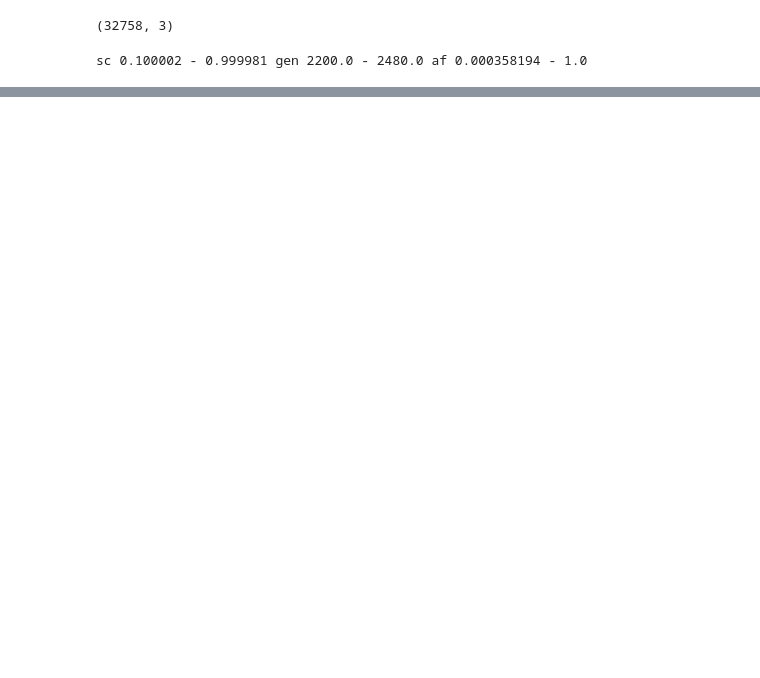
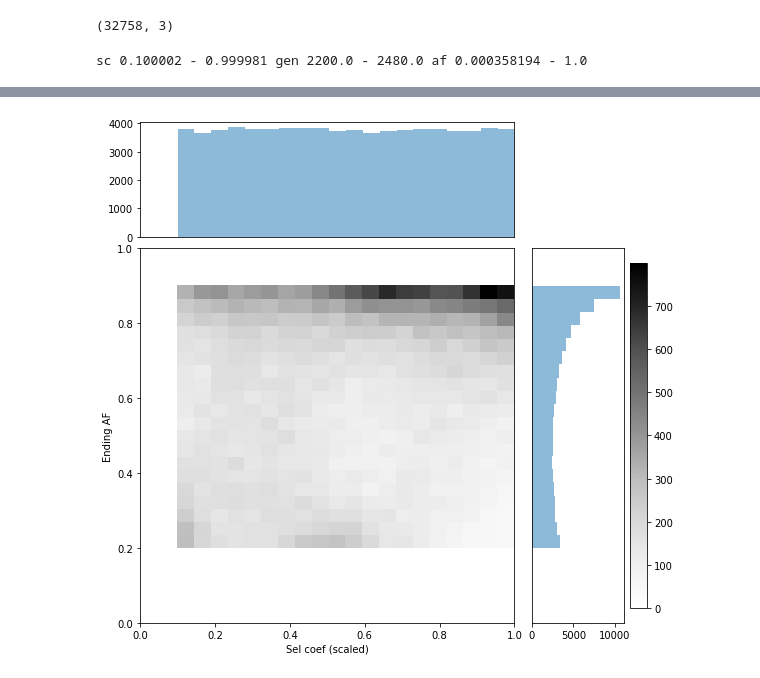
Before and after one commit to CshlSiepelLab/arg-selection, a Jupyter notebook: sims/SLiM_sims/sweep_gen_survey.ipynb, the cells around one changed output, grey strips where cells are left out. Drawn from its saved outputs; the diff is of its cells as text; code cells hidden in the pictures; blank space fills up the shorter version.

```diff
--- a/sims/SLiM_sims/sweep_gen_survey.ipynb
+++ b/sims/SLiM_sims/sweep_gen_survey.ipynb
@@ -95,0 +165,47 @@ plt.show()
+# %%
+## Plot sel coef v. AF ##
+
+no_bin = 20
+hist_cmap = cm.get_cmap(name="Greys")
+# definitions for the axes
+left, width = 0.1, 0.65
+bottom, height = 0.1, 0.65
+bottom_h = left_h = left + width + 0.02
+
+rect_scatter = [left, bottom, width, height]
+rect_histx = [left, bottom_h, width, 0.2]
+rect_histy = [left_h+0.01, bottom, 0.2, height]
+
+# start with a rectangular Figure
+plt.figure(1, figsize=(8, 8))
+
+axScatter = plt.axes(rect_scatter)
+axHistx = plt.axes(rect_histx)
+axHisty = plt.axes(rect_histy)
+
+# no labels
+#axHistx.xaxis.set_major_formatter(nullfmt)
+#axHisty.yaxis.set_major_formatter(nullfmt)
+
+# 2D histogram:
+_, _, _, im = axScatter.hist2d(sc, AF, bins=no_bin, cmap=hist_cmap, vmin=0)
+
+axScatter.set_xlim((0, 1))
+axScatter.set_ylim((0, 1))
+axScatter.set_xlabel("Sel coef (scaled)")
+axScatter.set_ylabel("Ending AF")
+
+axHistx.hist(sc, alpha=0.5, bins=no_bin)
+axHisty.hist(AF, alpha=0.5, bins=no_bin, orientation='horizontal')
+
+axHistx.set_xlim(axScatter.get_xlim())
+axHisty.set_ylim(axScatter.get_ylim())
+# axHisty.set_xlim((0, 500))
+axHistx.set_xticks([])
+axHisty.set_yticks([])
+
+plt.colorbar(im)
+#plt.savefig(file_path+"_distr.pdf")
+plt.show()
+# %% [output]
+[figure, added]
```
Also changed, not shown: parts of 8 cells of this notebook, 15 other files.
